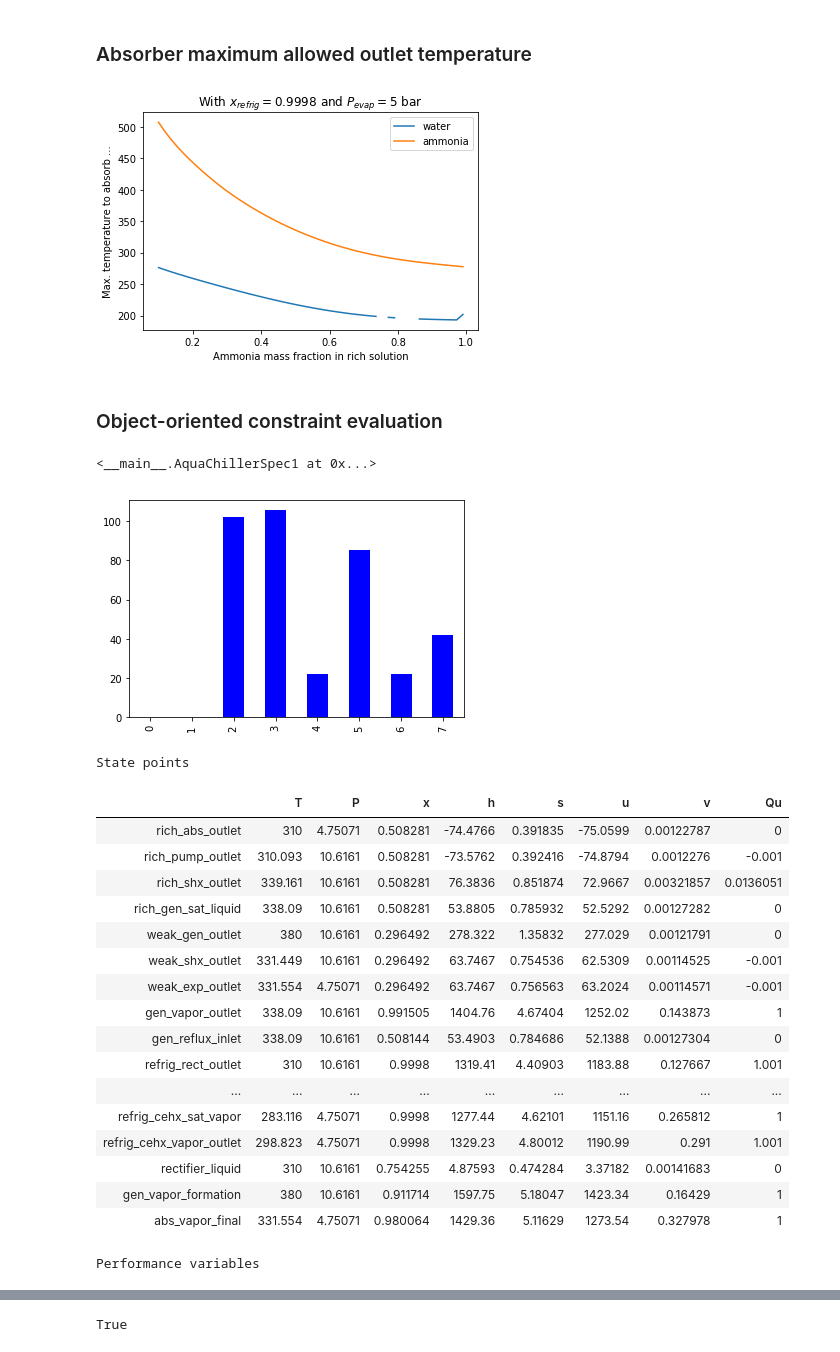
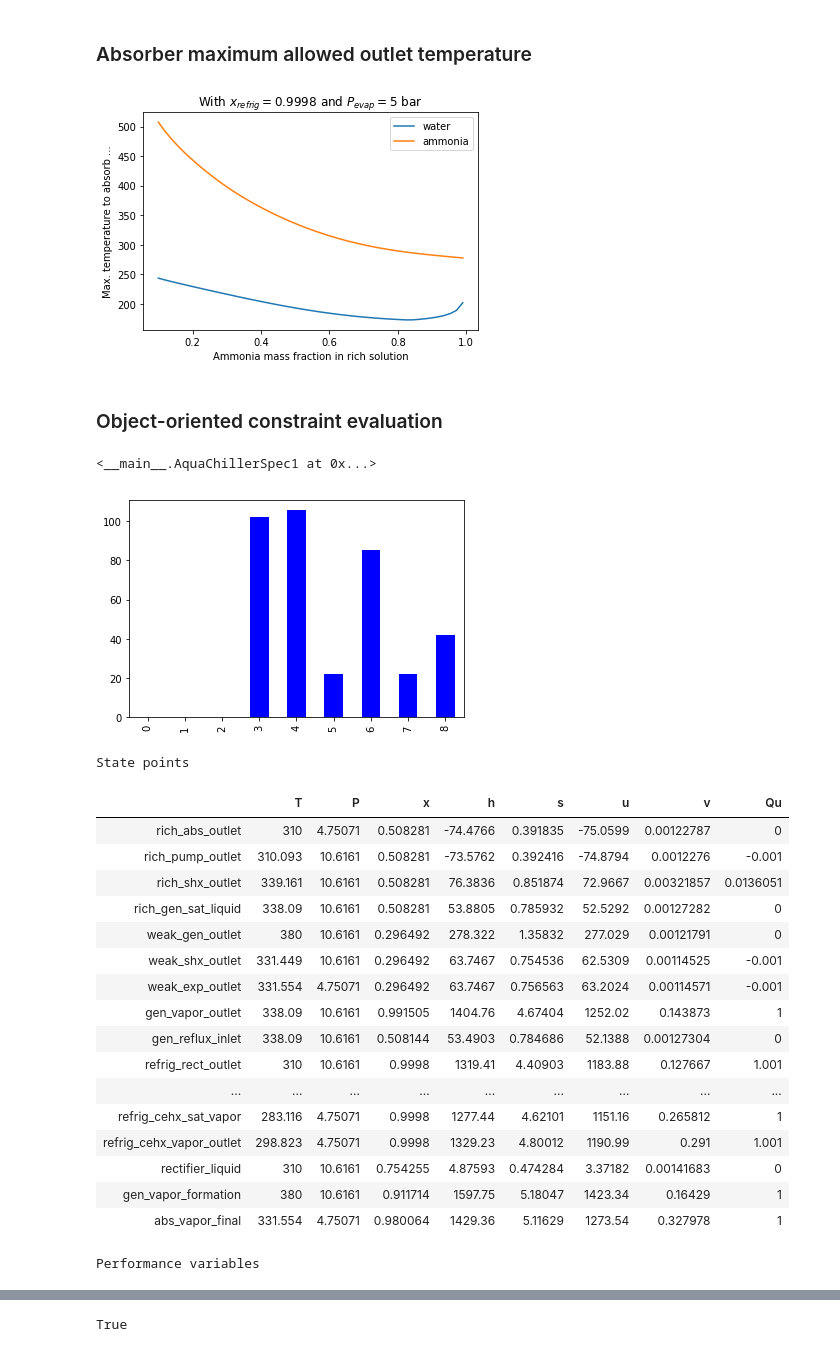
Before and after one commit to nfette/openACHP, a Jupyter notebook: src/Feasibility of ammonia-aqua chiller.ipynb, the cells around one changed output, grey strips where cells are left out. Cells and saved outputs as stored; diff of their text form; code cells hidden in the pictures.

Commit message:
Add trivial constraint

```diff
--- a/src/Feasibility of ammonia-aqua chiller.ipynb
+++ b/src/Feasibility of ammonia-aqua chiller.ipynb
@@ -256,7 +257,7 @@ T_abs_ammonia = numpy.empty_like(x_rich)
 T_abs_ammonia.fill(numpy.nan)
 T_abs_water = T_abs_ammonia.copy()
 
-p_min = 0.05
+p_min = 0.006
 for i, x_rich_i in enumerate(x_rich):
     try:
         p1 = P_abs_ammonia(x_rich_i, x_refrig, P_evap)
@@ -282,7 +283,7 @@ plt.legend()
 
 plt.show()
 # %% [output]
-[figure, old version]
+[figure, new version]
 # %% [markdown]
 ### Object-oriented constraint evaluation
 # %%
@@ -290,7 +291,7 @@ import pandas
 
 class AquaChillerSpec1:
 
-    n_cons = 8;
+    n_cons = 9
     Qu_evap = 0.998
     x_refrig_min = 0.9
     x_refrig_max = 1.0
@@ -331,24 +332,27 @@ class AquaChillerSpec1:
         self.C[:] = -999.0
 
         try:
+            # A trivial constraint that is always satisfied
+            self.C[0] = 0
+
             # Basics
             self.x_refrig_mapped = self.x_refrig
-            self.C[0] = self.x_refrig - self.x_refrig_min
-            if self.C[0] < 0:
+            self.C[1] = self.x_refrig - self.x_refrig_min
+            if self.C[1] < 0:
                 self.messages.append("x_refrig ({:g}) should be greater than {:g} but is not."
                                      .format(self.x_refrig,self.x_refrig_min))
                 self.x_refrig_mapped = self.x_refrig_min
 
-            self.C[1] = self.x_refrig_max - self.x_refrig
-            if self.C[1] < 0:
+            self.C[2] = self.x_refrig_max - self.x_refrig
+            if self.C[2] < 0:
                 self.messages.append("x_refrig ({:g}) should be less than {:g} but is not."
                                     .format(self.x_refrig,self.x_refrig_max))
                 self.x_refrig_mapped = self.x_refrig_max
 
             self.T_evap_mapped = self.T_evap
             self.T_evap_min = amm.props2(P=0.01,x=self.x_refrig_mapped,Qu=self.Qu_evap,out="T")
-            self.C[2] = (self.T_evap - self.T_evap_min)
-            if self.C[2] < 0:
+            self.C[3] = (self.T_evap - self.T_evap_min)
+            if self.C[3] < 0:
                 self.messages.append("T_evap ({:g}) should be greater than {:g} but is not."
                                      .format(self.T_evap, self.T_evap_min))
                 self.T_evap_mapped = self.T_evap_min
@@ -359,14 +363,14 @@ class AquaChillerSpec1:
             self.T_cond_max = CP.PropsSI('Tcrit',
                 'REFPROP::ammonia[{}]&water[{}]'.format(
                 x_molar_refrig, 1.0 - x_molar_refrig))
-            self.C[3] = (self.T_cond_max - self.T_cond)
-            if self.C[3] < 0:
+            self.C[4] = (self.T_cond_max - self.T_cond)
+            if self.C[4] < 0:
                 self.messages.append("T_cond ({:g}) should be less than {:g} but is not."
                                      .format(self.T_cond, self.T_cond_max))
                 self.T_cond_mapped = self.T_cond_max
 
-            self.C[4] = (self.T_cond - self.T_evap)
-            if self.C[4] < 0:
+            self.C[5] = (self.T_cond - self.T_evap)
+            if self.C[5] < 0:
                 self.messages.append("T_cond ({:g}) should be greater than T_evap ({:g}) but is not."
                                     .format(self.T_cond, self.T_evap))
                 if self.T_evap_mapped < self.T_cond_max:
@@ -388,8 +392,8 @@ class AquaChillerSpec1:
             # whereas violation of limit on x_rich_max is not as easy to correct/override(?)
             self.T_abs_mapped = self.T_abs
             self.T_abs_max1 = amm.props2(x=self.x_rich_min, P=self.P_evap, Qu=0, out="T")
-            self.C[5] = (self.T_abs_max1 - self.T_abs)
-            if self.C[5] < 0:
+            self.C[6] = (self.T_abs_max1 - self.T_abs)
+            if self.C[6] < 0:
                 self.messages.append("T_abs ({:}) should be less than {:g} but is not."
                                      .format(self.T_abs, self.T_abs_max1))
                 self.T_abs_mapped = self.T_abs_max1
@@ -414,15 +418,15 @@ class AquaChillerSpec1:
 
             self.T_abs_max2 = T_abs_max_func(self.x_rich,
                                             P_abs_ammonia(self.x_rich, self.x_refrig_mapped, self.P_evap))
-            self.C[6] = (self.T_abs_max2 - self.T_abs)
-            if self.C[6] < 0:
+            self.C[7] = (self.T_abs_max2 - self.T_abs)
+            if self.C[7] < 0:
                 self.messages.append("T_abs should be less than {:g} but is not.".format(self.T_abs_max2))
                 # Should already have been fixed by previous constraint ... get rid of this one
                 # self.T_abs_mapped = self.T_abs_max2
 
             self.T_gen_min = amm.props2(P=self.P_cond, x=self.x_rich, Qu=0).T
-            self.C[7] = (self.T_gen - self.T_gen_min)
-            if self.C[7] < 0:
+            self.C[8] = (self.T_gen - self.T_gen_min)
+            if self.C[8] < 0:
                 self.messages.append("T_gen should be greater than {:g} but is not.".format(self.T_gen_min))
                 self.T_gen = self.T_gen_min
 
@@ -463,34 +467,34 @@ class AquaChillerSpec1:
                 self.x_rich,
                 self.T_abs_max2, self.T_gen_min)
         if mapped:
             result += """<h5>Mapped inputs</h5>
                 <ul><li>T_abs = {:g}</li><li>T_cond = {:g}</li><li>T_evap = {:g}</li>
                 <li>T_gen = {:g}</li><li>T_rect = {:g}</li><li>x_refrig = {:g}</li></ul>""".format(
                 self.T_abs_mapped, self.T_cond_mapped, self.T_evap_mapped, self.T_gen_mapped,
                 self.T_rect_mapped, self.x_refrig_mapped)
         if constraints:
             result += """<h5>Constraint functions</h5>
                 <pre>{}</pre>""".format(self.C)
         if warnings:
             result += """<h5>Warnings</h5>
                 <ul>{}</ul>""".format("".join(
                 map(lambda msg: "<li>{}</li>".format(msg), self.messages)))
         return result
 
 
 a1 = AquaChillerSpec1(T_abs=310)
 cons = a1.cons()
 display(a1)
 colors = cons.map(lambda c: 'b' if c > 0 else 'r')
 b = cons.plot.bar(color="".join(colors.tolist()))
 plt.show()
 ch = ammonia1.AmmoniaChiller()
 ch.update(x_refrig=a1.x_refrig, T_evap=a1.T_evap, T_cond=a1.T_cond,
           T_abs_outlet=a1.T_abs, T_gen_outlet=a1.T_gen, T_rect=a1.T_rect)
 display(ch)
 # %% [output]
 <__main__.AquaChillerSpec1 at 0x...>
-[figure, old version]
+[figure, new version]
 State points
 |  | T | P | x | h | s | u | v | Qu |
 | rich_abs_outlet | 310 | 4.75071 | 0.508281 | -74.4766 | 0.391835 | -75.0599 | 0.00122787 | 0 |
```
Also changed, not shown: parts of 9 cells of this notebook, 1 other file.
